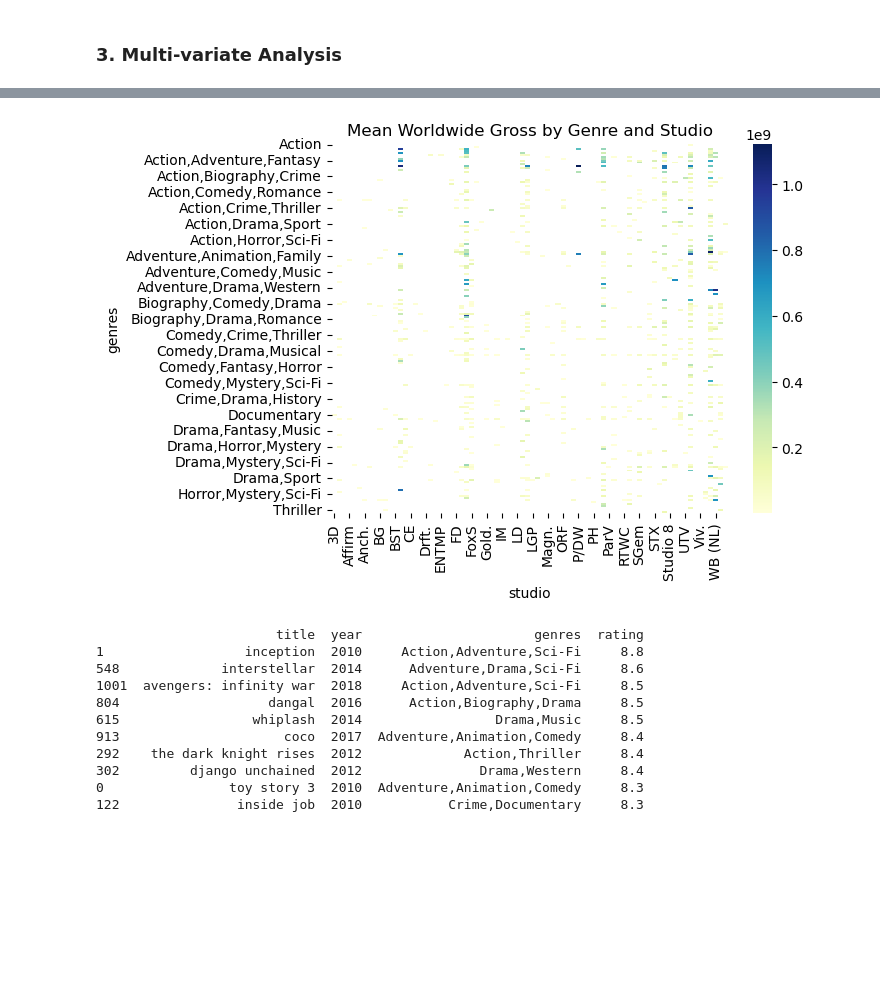
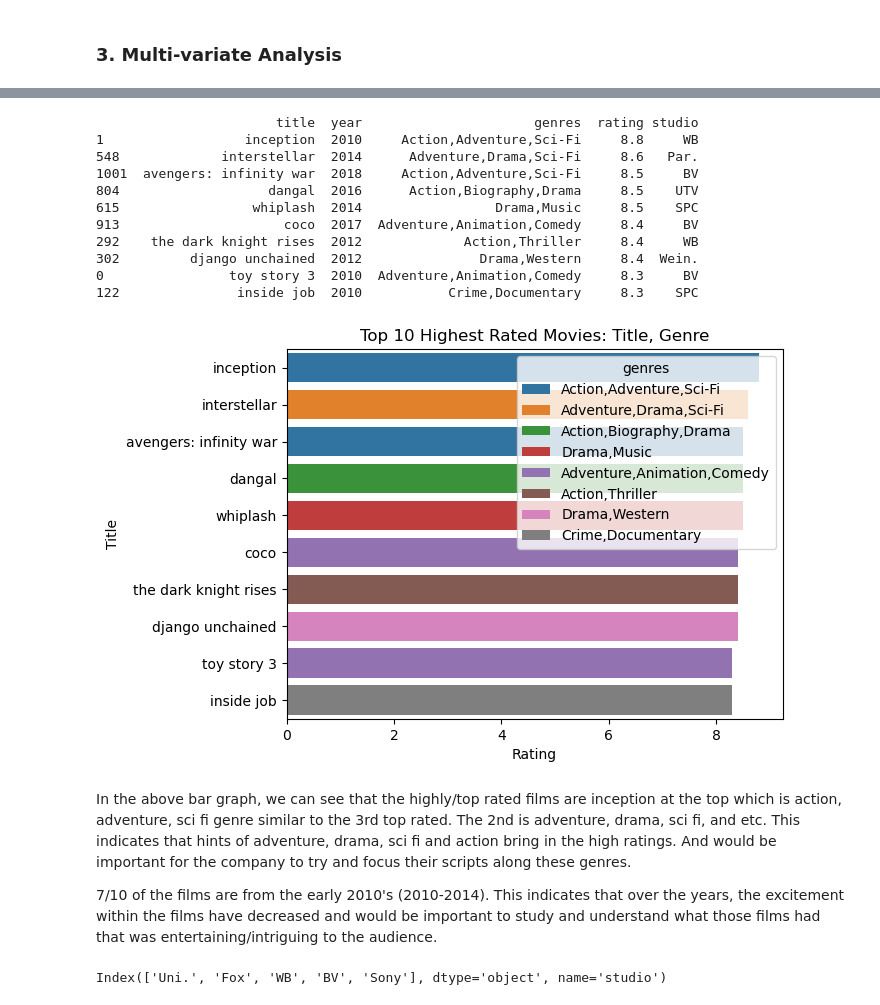
Before and after one commit to JuneHenia/Phase-2-Movie-Project, a Jupyter notebook: notebook/Movie Analysis Project.ipynb, the cells around one changed output, grey strips where cells are left out. Drawn from its saved outputs; the diff is of its cells as text; code cells hidden in the pictures; blank space fills up the shorter version.

```diff
--- a/notebook/Movie Analysis Project.ipynb
+++ b/notebook/Movie Analysis Project.ipynb
@@ -949,22 +943,39 @@ plt.show()
-# %%
-pivot = df.pivot_table(values='worldwide_gross', index='genres', columns='studio', aggfunc='mean')
-sns.heatmap(pivot, cmap='YlGnBu')
-plt.title('Mean Worldwide Gross by Genre and Studio')
-plt.show()
-# %% [output]
-[figure, removed]
 # %%
-top_rated = df.sort_values('rating', ascending=False).head(10)
-print(top_rated[['title', 'year', 'genres', 'rating']])
+# Getting the top 10 movies by IMDB rating
+
+highly_rated = df.sort_values('rating', ascending = False).head(10)
+print(highly_rated[['title', 'year', 'genres', 'rating', 'studio']])
 # %% [output]
-                       title  year                      genres  rating
-1                  inception  2010     Action,Adventure,Sci-Fi     8.8
-548             interstellar  2014      Adventure,Drama,Sci-Fi     8.6
-1001  avengers: infinity war  2018     Action,Adventure,Sci-Fi     8.5
-804                   dangal  2016      Action,Biography,Drama     8.5
-615                 whiplash  2014                 Drama,Music     8.5
-913                     coco  2017  Adventure,Animation,Comedy     8.4
-292    the dark knight rises  2012             Action,Thriller     8.4
-302         django unchained  2012               Drama,Western     8.4
-0                toy story 3  2010  Adventure,Animation,Comedy     8.3
-122               inside job  2010           Crime,Documentary     8.3
+                       title  year                      genres  rating studio
+1                  inception  2010     Action,Adventure,Sci-Fi     8.8     WB
+548             interstellar  2014      Adventure,Drama,Sci-Fi     8.6   Par.
+1001  avengers: infinity war  2018     Action,Adventure,Sci-Fi     8.5     BV
+804                   dangal  2016      Action,Biography,Drama     8.5    UTV
+615                 whiplash  2014                 Drama,Music     8.5    SPC
+913                     coco  2017  Adventure,Animation,Comedy     8.4     BV
+292    the dark knight rises  2012             Action,Thriller     8.4     WB
+302         django unchained  2012               Drama,Western     8.4  Wein.
+0                toy story 3  2010  Adventure,Animation,Comedy     8.3     BV
+122               inside job  2010           Crime,Documentary     8.3    SPC
+# %%
+# Visualizing the results above with a bar graph
+# Adding the hue option for a sub-grouping, which is genres, to differentiate using colours.
+
+sns.barplot(x = 'rating', y = 'title', data = highly_rated, hue = 'genres')
+plt.title('Top 10 Highest Rated Movies: Title, Genre')
+plt.xlabel('Rating')
+plt.ylabel('Title')
+plt.show()
+# %% [output]
+[figure, added]
+# %% [markdown]
+In the above bar graph, we can see that the highly/top rated films are inception at the top which is action, adventure, sci fi genre similar to the 3rd top rated. The 2nd is adventure, drama, sci fi, and etc. This indicates that hints of adventure, drama, sci fi and action bring in the high ratings. And would be important for the company to try and focus their scripts along these genres.
+
+7/10 of the films are from the early 2010's (2010-2014). This indicates that over the years, the excitement within the films have decreased and would be important to study and understand what those films had that was entertaining/intriguing to the audience.
+# %%
+# Picking the top studios to visualise their trend over the years
+
+top_studios = df['studio'].value_counts().head(5).index
+top_studios
+# %% [output]
+Index(['Uni.', 'Fox', 'WB', 'BV', 'Sony'], dtype='object', name='studio')
```
Also changed, not shown: parts of 6 cells of this notebook.
